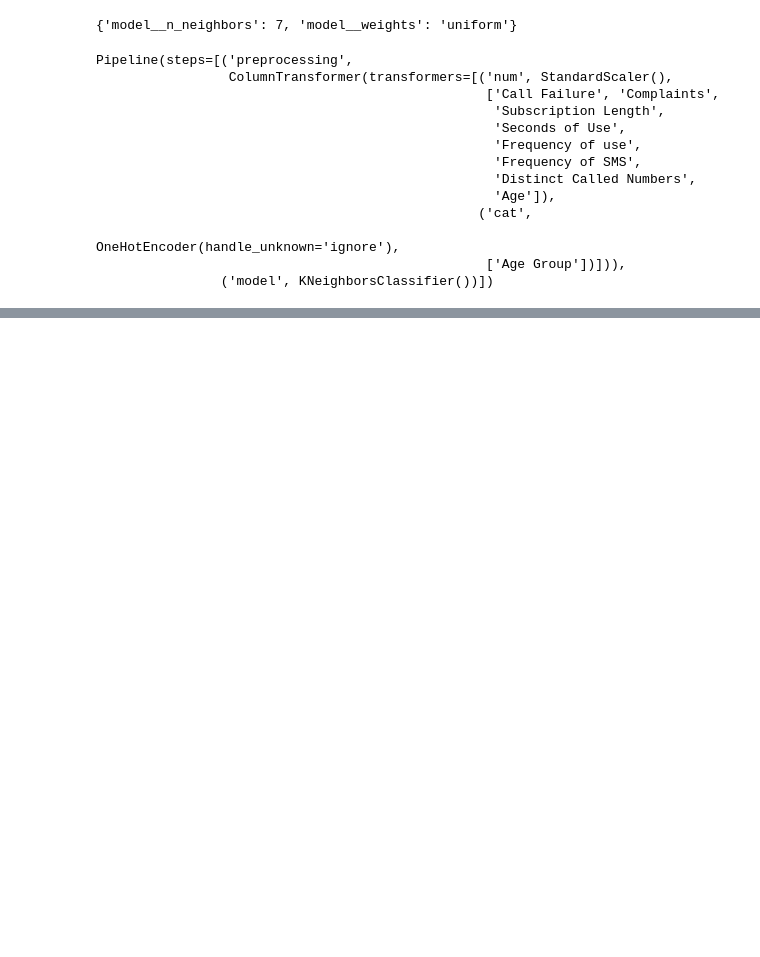
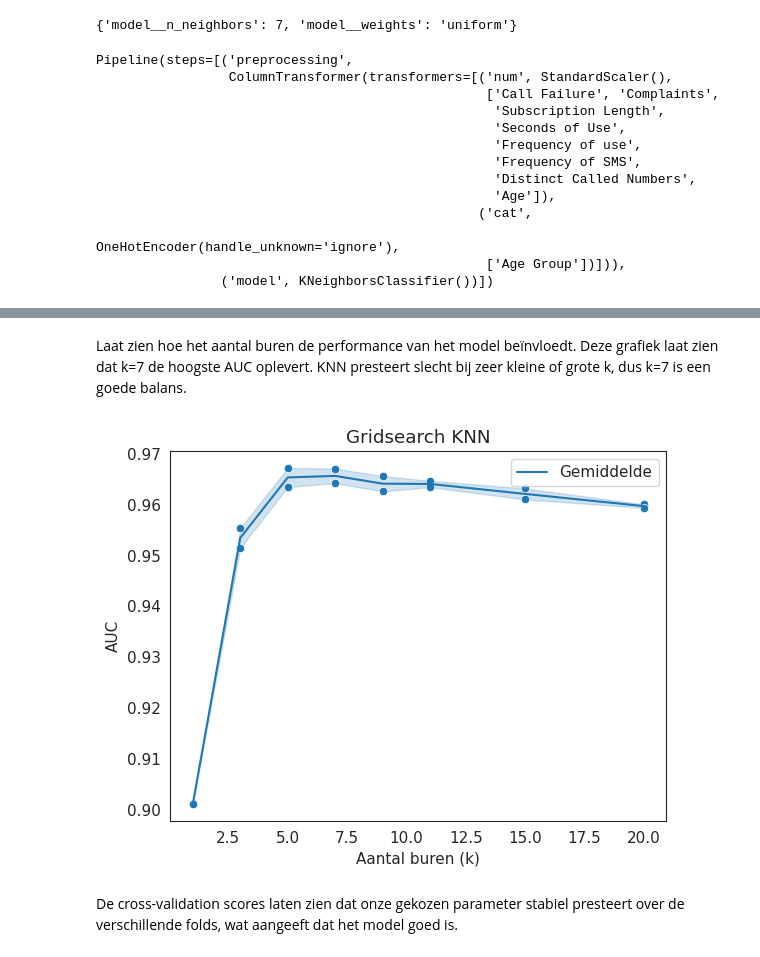
Before and after one commit to Murielle01/BP-3.4, a Jupyter notebook: scripts/opdracht 2/Nearest neighbor.ipynb, the cells around one changed output, grey strips where cells are left out. Saved outputs shown, nothing was run; the diff lists cells and outputs as text; code cells hidden in the pictures; blank space fills up the shorter version.

```diff
--- a/scripts/opdracht 2/Nearest neighbor.ipynb
+++ b/scripts/opdracht 2/Nearest neighbor.ipynb
@@ -276,0 +403,26 @@ prob_logit = logit_pipe.predict_proba(X)[:,1]
+# %% [markdown]
+Laat zien hoe het aantal buren de performance van het model beïnvloedt. Deze grafiek laat zien dat k=7 de hoogste AUC oplevert. KNN presteert slecht bij zeer kleine of grote k, dus k=7 is een goede balans.
+# %%
+import seaborn as sns
+
+sns.lineplot(
+    gridsearch_knn.cv_results_,
+    x="param_model__n_neighbors",
+    y="mean_test_score",
+    label="Gemiddelde"
+)
+
+sns.scatterplot(
+    gridsearch_knn.cv_results_,
+    x="param_model__n_neighbors",
+    y="mean_test_score"
+)
+
+plt.xlabel("Aantal buren (k)")
+plt.ylabel("AUC")
+plt.title("Gridsearch KNN")
+plt.show()
+# %% [output]
+[figure, added]
+# %% [markdown]
+De cross-validation scores laten zien dat onze gekozen parameter stabiel presteert over de verschillende folds, wat aangeeft dat het model goed is.
```
Also changed, not shown: parts of 6 cells of this notebook.
